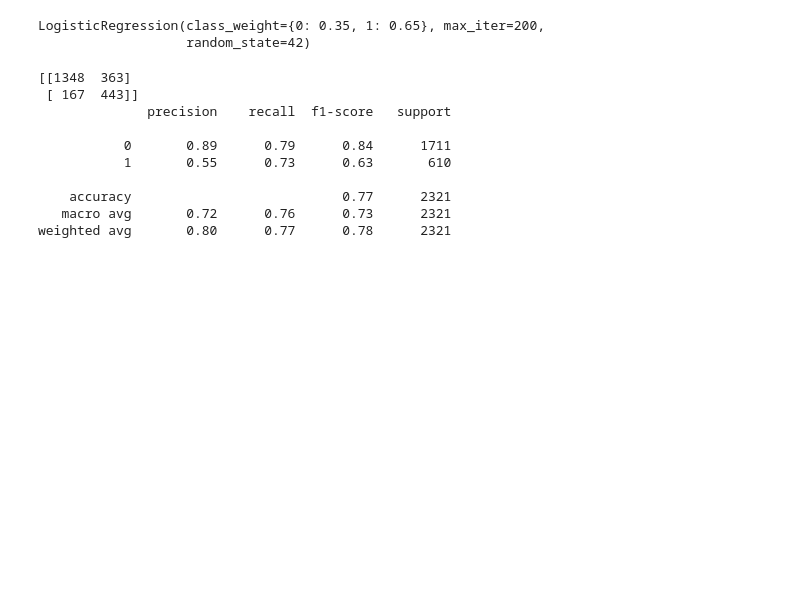
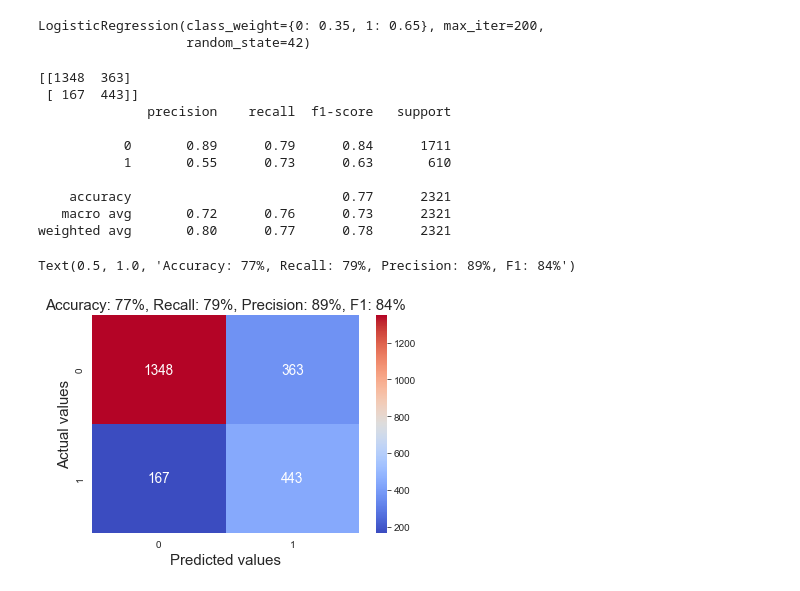
Before and after one commit to AduragbemiOyinlola/Churn, a Jupyter notebook: churn.ipynb, the cells around one changed output. Saved outputs shown, nothing was run; the diff lists cells and outputs as text; code cells hidden in the pictures; blank space fills up the shorter version.

```diff
--- a/churn.ipynb
+++ b/churn.ipynb
@@ -360,3 +425,14 @@ print(classification_report(y_test, ypred))
     accuracy                           0.77      2321
    macro avg       0.72      0.76      0.73      2321
 weighted avg       0.80      0.77      0.78      2321
+# %%
+sns.heatmap(confusion_matrix(y_test, ypred), annot=True,
+            cmap='coolwarm', fmt='d',
+            annot_kws={'fontsize': 13.5,
+                       'color': 'w'})
+plt.xlabel('Predicted values', size=15)
+plt.ylabel('Actual values', size=15)
+plt.title('Accuracy: 77%, Recall: 79%, Precision: 89%, F1: 84%', size=15)
+# %% [output]
+Text(0.5, 1.0, 'Accuracy: 77%, Recall: 79%, Precision: 89%, F1: 84%')
+[figure, added]
```
Also changed, not shown: parts of 29 cells of this notebook.
